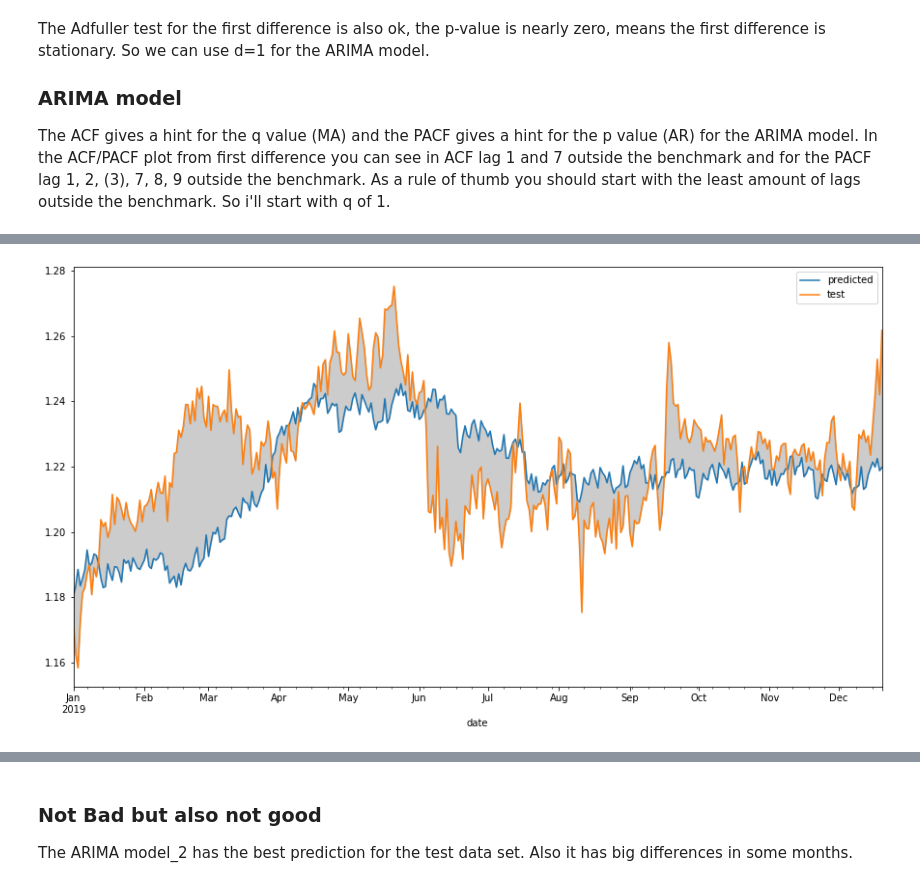
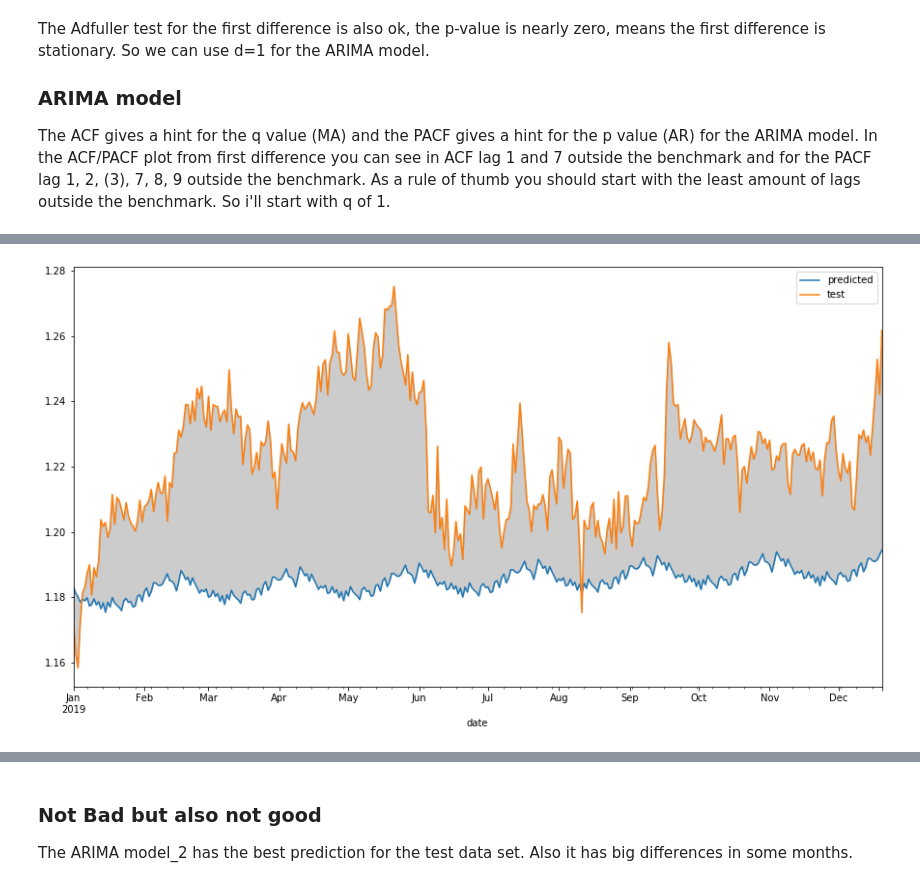
Before and after one commit to klogges5/capstone, a Jupyter notebook: Forecasting.ipynb, the cells around one changed output, grey strips where cells are left out. Cells and saved outputs as stored; diff of their text form; code cells hidden in the pictures.

```diff
--- a/Forecasting.ipynb
+++ b/Forecasting.ipynb
@@ -157,0 +176,4 @@ The ACF gives a hint for the q value (MA) and the PACF gives a hint for the p va
+# %%
+star_day = star_day.tz_localize(None)
+# %%
+star_day.index = pd.DatetimeIndex(star_day.index).to_period('D')
@@ -159,5 +198,5 @@ The ACF gives a hint for the q value (MA) and the PACF gives a hint for the p va
 # split train and test data
 train = star_day['2015-01-01':'2018-12-31'].diesel
 test = star_day['2019-01-01':].diesel
-train = train.tz_localize(None)
-test = test.tz_localize(None)
+#train = train.tz_localize(None)
+#test = test.tz_localize(None)
@@ -263,5 +291,5 @@ plt.legend();
 # %%
 #second try
-model_2 = sm.tsa.statespace.SARIMAX(endog=train, order=(3,1,2), seasonal_order=(3,1,2,52), enforce_invertibility=False)
+model_2 = sm.tsa.statespace.SARIMAX(endog=train, order=(3,1,2), seasonal_order=(0,1,2,52), enforce_invertibility=False)
 results_2 = model_2.fit()
 # %% [output]
@@ -310,14 +349,14 @@ R2 Score: -0.06345705932155798
 # %%
-pred_2.index = test.index
+#pred_2.index = test.index
 pred_2.plot(label='predicted')
 test.plot(label='test')
 plt.fill_between(pred_2.index,
                 pred_2,
                 test, color='k', alpha=.2)
 
 plt.legend();
 # %% [output]
-[figure, old version]
+[figure, new version]
 # %%
 #3rd try
 model_3 = sm.tsa.statespace.SARIMAX(endog=train, order=(3,1,3), seasonal_order=(3,1,3,52), enforce_invertibility=False)
```
Also changed, not shown: parts of 35 cells of this notebook.
